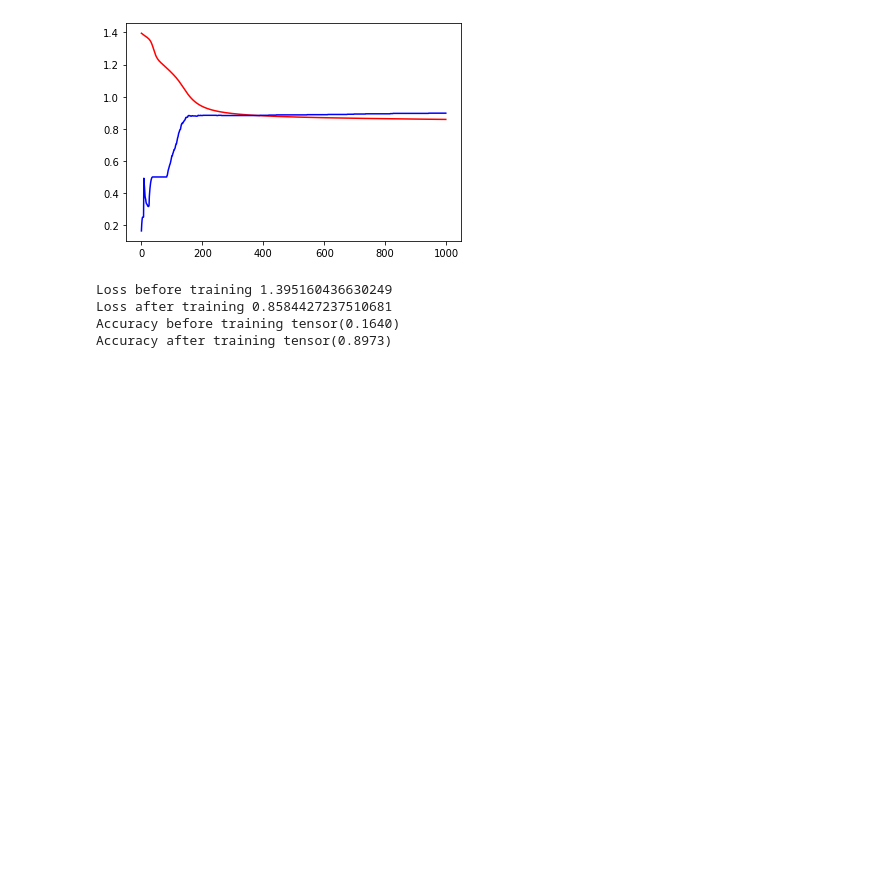
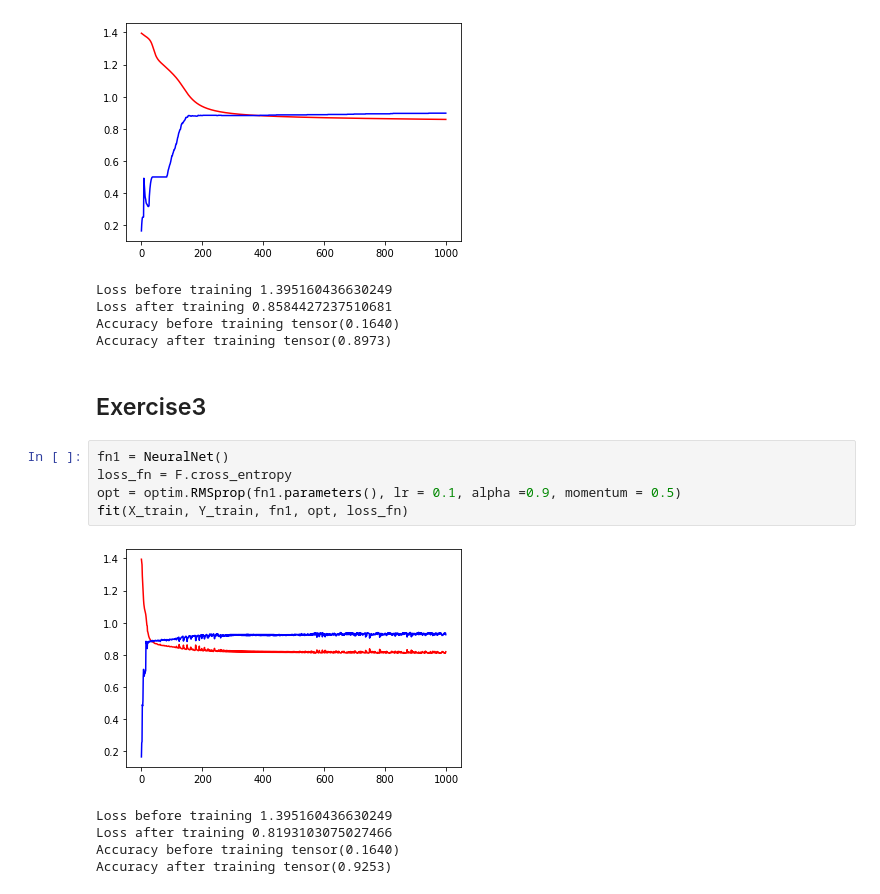
Before and after one commit to VivekVarmaN/OneFourthLabWork, a Jupyter notebook: FF_Torch_Nov8.ipynb, the cells around one changed output. Drawn from its saved outputs; the diff is of its cells as text; blank space fills up the shorter version.

```diff
--- a/FF_Torch_Nov8.ipynb
+++ b/FF_Torch_Nov8.ipynb
@@ -130,3 +130,16 @@ Loss before training 1.395160436630249
 Loss after training 0.8584427237510681
 Accuracy before training tensor(0.1640)
 Accuracy after training tensor(0.8973)
+# %% [markdown]
+## Exercise3
+# %%
+fn1 = NeuralNet()
+loss_fn = F.cross_entropy
+opt = optim.RMSprop(fn1.parameters(), lr = 0.1, alpha =0.9, momentum = 0.5)
+fit(X_train, Y_train, fn1, opt, loss_fn)
+# %% [output]
+[figure, added]
+Loss before training 1.395160436630249
+Loss after training 0.8193103075027466
+Accuracy before training tensor(0.1640)
+Accuracy after training tensor(0.9253)
```
Also changed, not shown: parts of 2 cells of this notebook.
